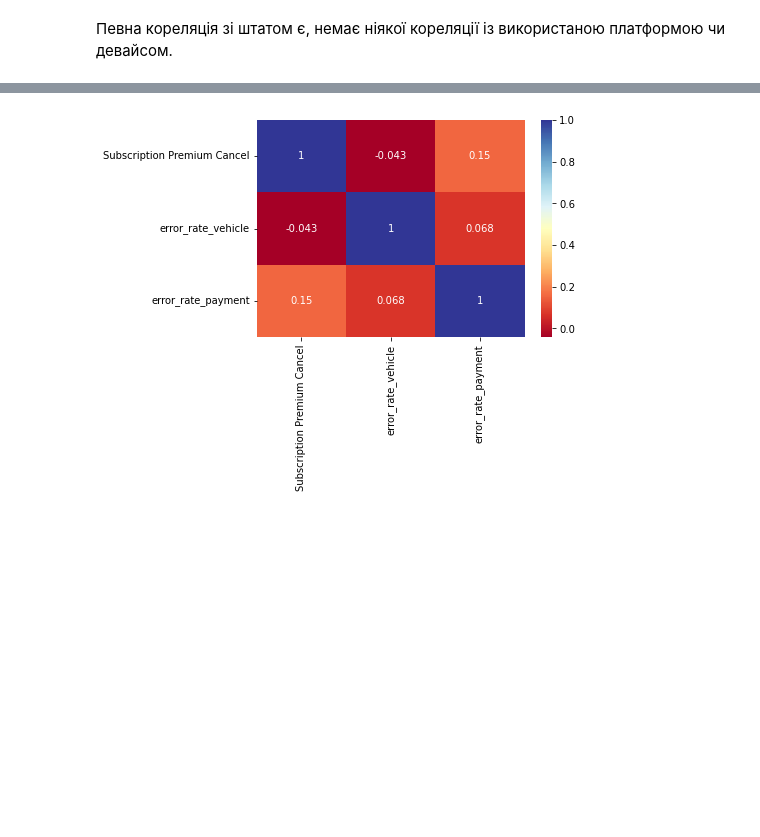
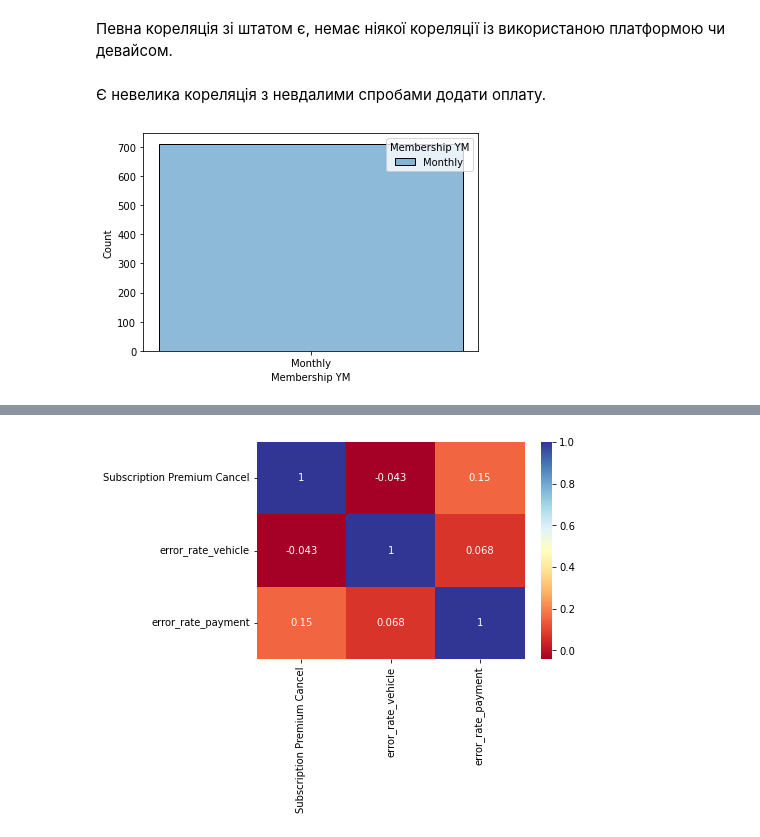
Before and after one commit to ZheZheDoshka/int20h_cryptomonks, a Jupyter notebook: visualization.ipynb, the cells around one changed output, grey strips where cells are left out. Saved outputs shown, nothing was run; the diff lists cells and outputs as text; code cells hidden in the pictures; blank space fills up the shorter version.

```diff
--- a/visualization.ipynb
+++ b/visualization.ipynb
@@ -87,3 +87,20 @@ df_date = createdf("csv//event_and_date_data.csv")
 # %%
 df_error_rate = createdf("csv//error_data.csv")
 df_error_rate = df_error_rate.iloc[: , :-5]
+# %% [markdown]
+Є невелика кореляція з невдалими спробами додати оплату.
+# %%
+subscription_check = createdf("csv//subscription_check.csv")
+# %%
+data = copy.deepcopy(subscription_check.drop_duplicates(subset = ["userid"]))
+def for_hist(row):
+    if row["Membership YM"] == 0:
+        return "Monthly"
+    else:
+        return "Yearly"
+
+data["Membership YM"] = data.apply(for_hist, axis=1)
+sns.histplot(data = data, x = "Membership YM", hue = "Membership YM")
+plt.show()
+# %% [output]
+[figure, added]
```
Also changed, not shown: parts of 18 cells of this notebook, 1 other file.
